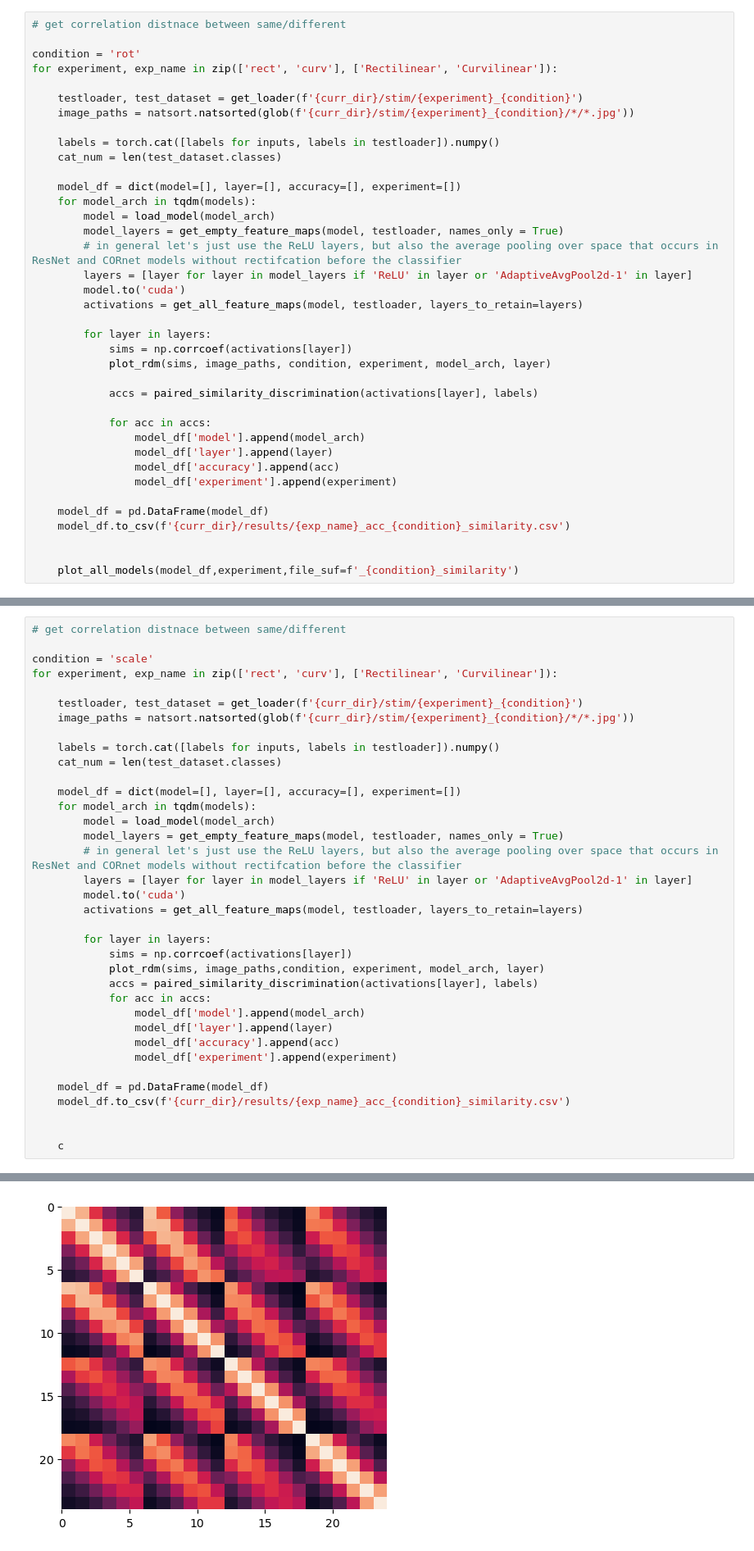
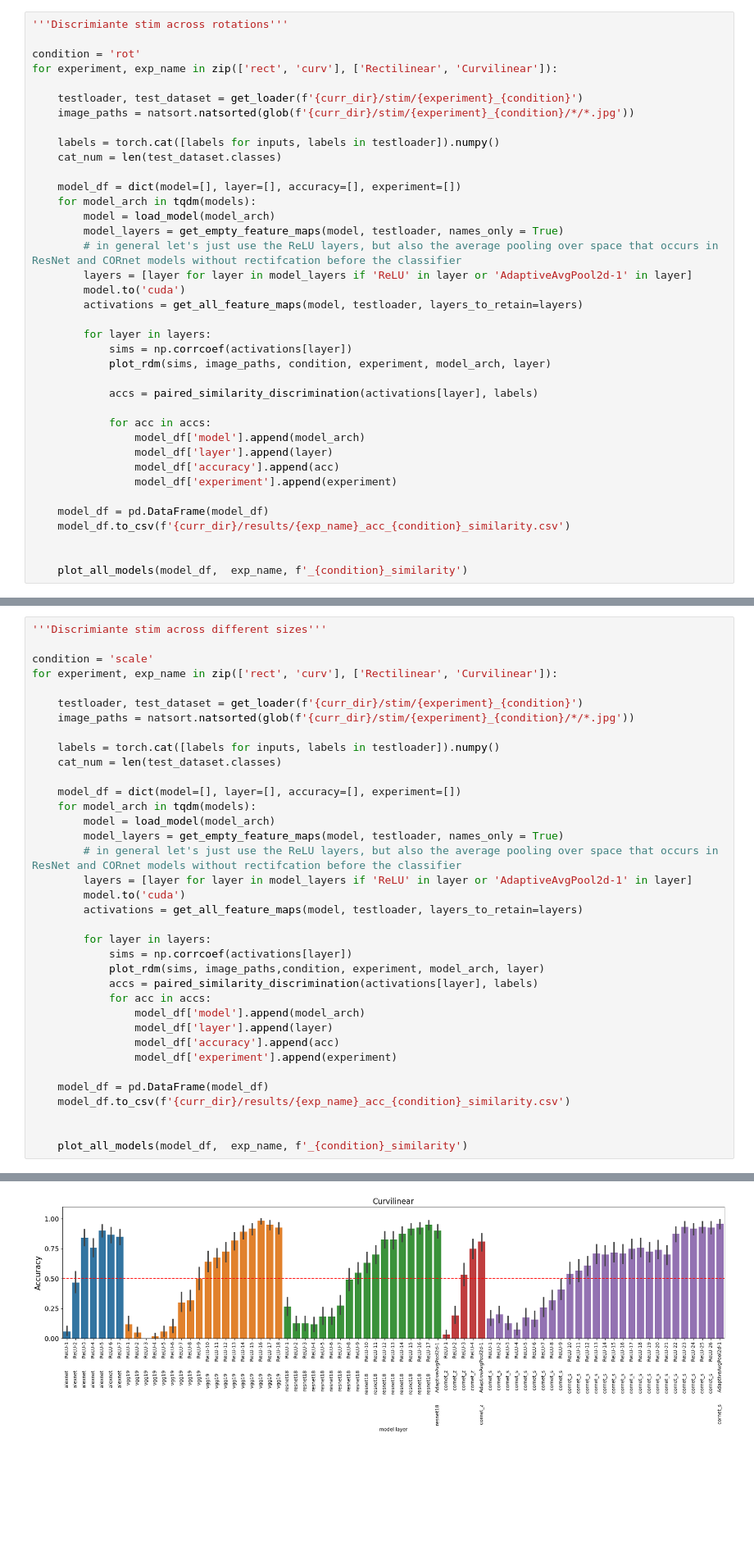
Before and after one commit to vayzenb/goodale-milner-dnns, a Jupyter notebook: similarity_discrimination.ipynb, the cells around one changed output, grey strips where cells are left out. Shown at 82% size. Cells and saved outputs as stored; diff of their text form; blank space fills up the shorter version.

```diff
--- a/similarity_discrimination.ipynb
+++ b/similarity_discrimination.ipynb
@@ -202,7 +202,7 @@ def plot_rdm(data,image_paths, condition, experiment, model_arch, layer, file_su
     plt.savefig(f'figures/rdms/{condition}_{experiment}_{model_arch}_{layer}_acc{file_suf}.png', dpi=300, bbox_inches='tight')
     plt.close()
 # %%
-# get correlation distnace between same/different
+'''Discrimiante stim across rotations'''
 
 condition = 'rot'
 for experiment, exp_name in zip(['rect', 'curv'], ['Rectilinear', 'Curvilinear']):
@@ -238,5 +238,5 @@ for experiment, exp_name in zip(['rect', 'curv'], ['Rectilinear', 'Curvilinear']
     model_df.to_csv(f'{curr_dir}/results/{exp_name}_acc_{condition}_similarity.csv')
 
 
-    plot_all_models(model_df,experiment,file_suf=f'_{condition}_similarity')
+    plot_all_models(model_df,  exp_name, f'_{condition}_similarity')
 # %% [output]
@@ -245,5 +245,5 @@ for experiment, exp_name in zip(['rect', 'curv'], ['Rectilinear', 'Curvilinear']
 # %%
-# get correlation distnace between same/different
+'''Discrimiante stim across different sizes'''
 
 condition = 'scale'
 for experiment, exp_name in zip(['rect', 'curv'], ['Rectilinear', 'Curvilinear']):
@@ -277,5 +277,5 @@ for experiment, exp_name in zip(['rect', 'curv'], ['Rectilinear', 'Curvilinear']
     model_df.to_csv(f'{curr_dir}/results/{exp_name}_acc_{condition}_similarity.csv')
 
 
-    c
+    plot_all_models(model_df,  exp_name, f'_{condition}_similarity')
 # %% [output]
@@ -284,2 +283,2 @@ KeyboardInterrupt:
-[figure, old version]
+[figure, new version]
 # %%
```
Also changed, not shown: parts of 3 cells of this notebook, 31 other files.
